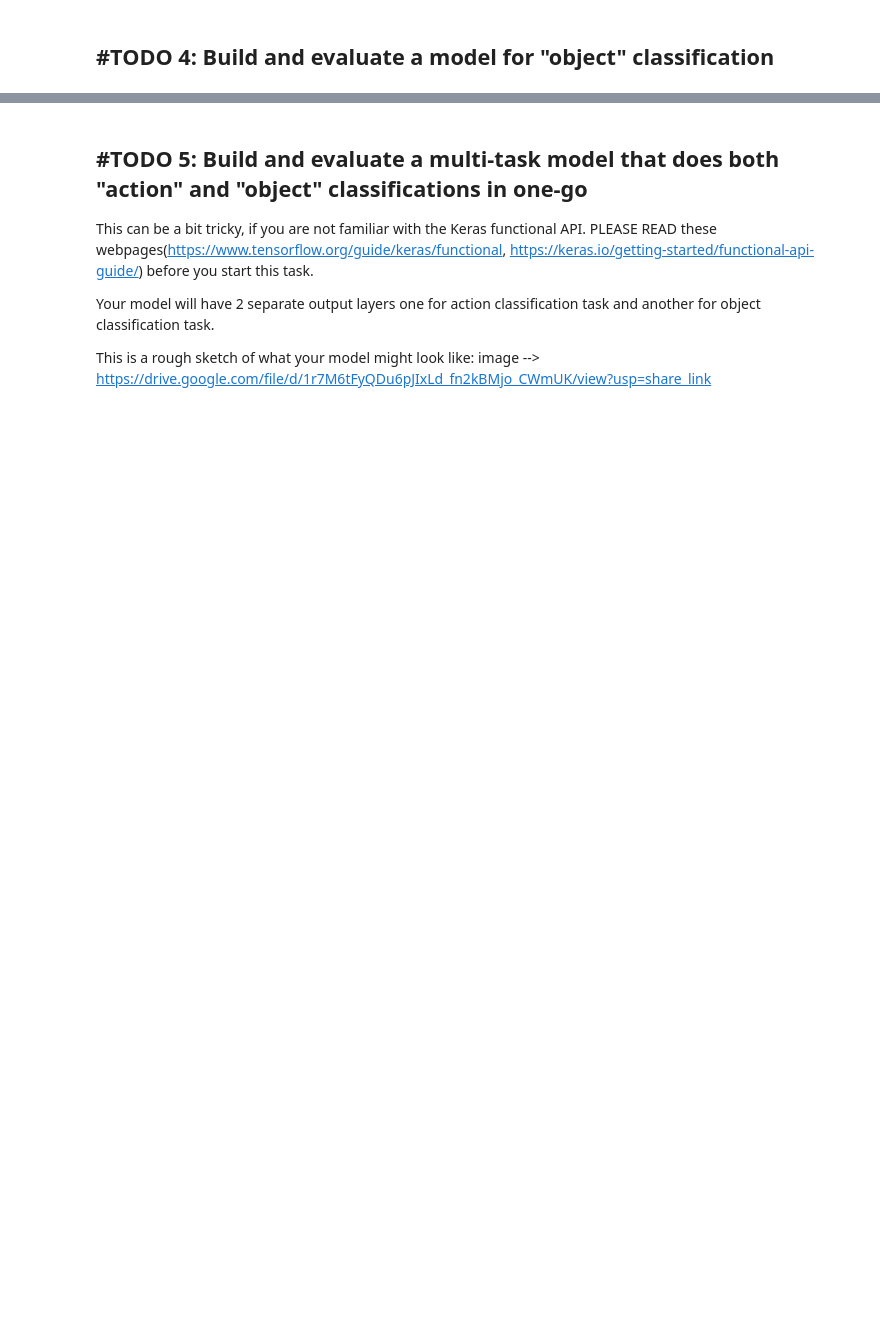
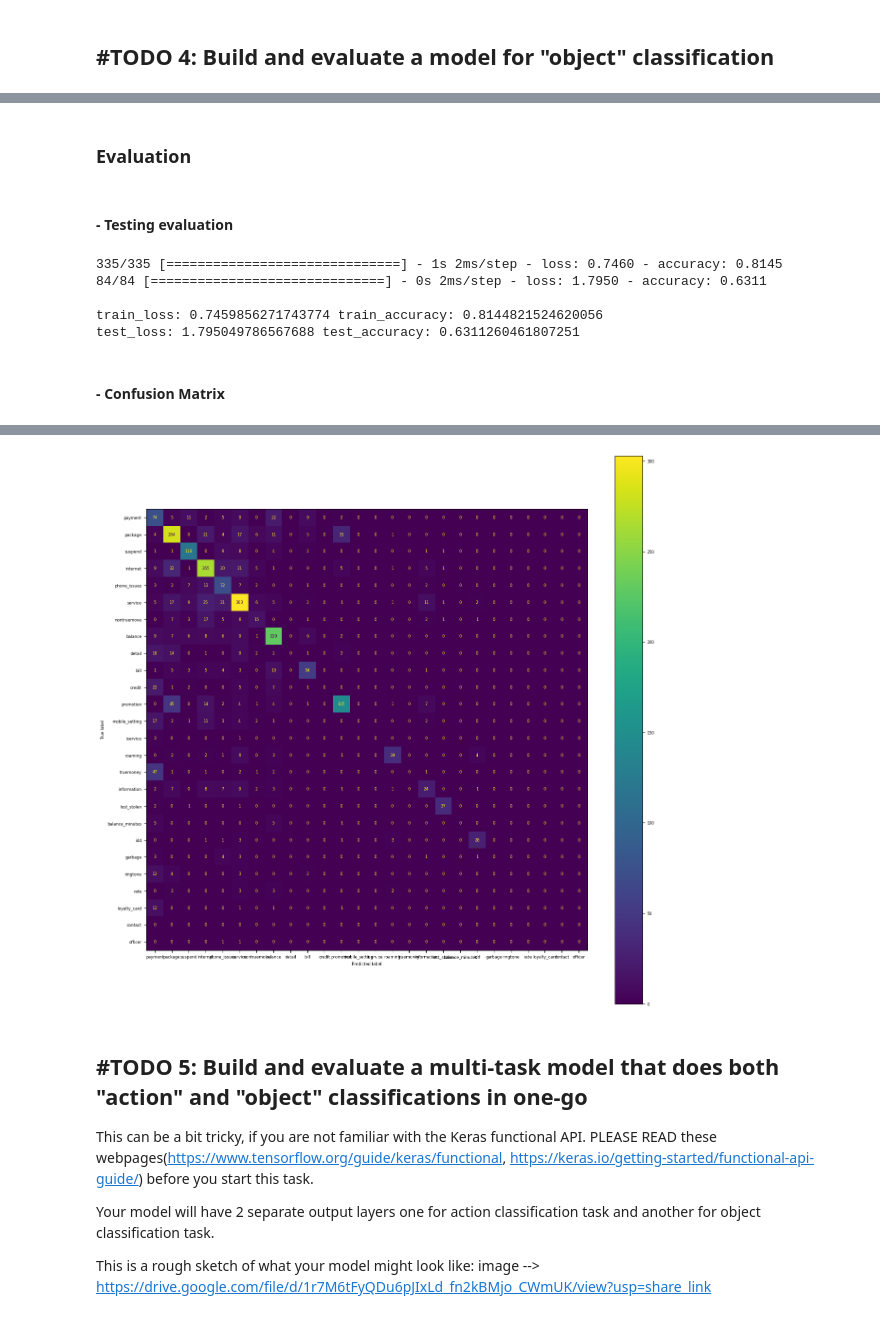
Before and after one commit to njrean/NLP_HW3, a Jupyter notebook: HW3.1.ipynb, the cells around one changed output, grey strips where cells are left out. Saved outputs shown, nothing was run; the diff lists cells and outputs as text; code cells hidden in the pictures; blank space fills up the shorter version.

```diff
--- a/HW3.1.ipynb
+++ b/HW3.1.ipynb
@@ -63,2 +109,3 @@ display(data_df.Action.unique())
 # %%
 # TODO1: Data cleaning
+clean_df = phone_df.copy()
@@ -78,0 +657,19 @@ Don't forget to split data into train and test sets (+ validation set if you wan
+# %%
+def object_Model():
+    inputs = Input(shape=(object_x_train.shape[1], ), dtype='int32')
+
+    x = Dense(units=256, activation='relu')(inputs)
+    x = Dropout(0.1)(x)
+    x = Dense(units=128, activation='relu')(x)
+    x = Dropout(0.1)(x)
+    x = Dense(units=64, activation='relu')(x)
+
+    x = Dense(units=object_y_train.shape[1], activation='relu')(x)
+    x = Activation('softmax')(x)
+
+    return Model(inputs=inputs, outputs=x)
+
+object_cls = object_Model()
+object_cls.summary()
+object_opt = Adam(learning_rate=0.01)
+object_cls.compile(loss="categorical_crossentropy", optimizer=object_opt, metrics=['accuracy'])
@@ -78,0 +696,3 @@ Don't forget to split data into train and test sets (+ validation set if you wan
+# %%
+object_scheduler = ReduceLROnPlateau(monitor='accuracy', factor=0.1, patience=1, min_lr=0.0001)
+object_cls.fit(object_x_train, object_y_train, epochs=15, callbacks=object_scheduler)
@@ -78,0 +718,31 @@ Don't forget to split data into train and test sets (+ validation set if you wan
+# %% [markdown]
+### Evaluation
+# %% [markdown]
+#### - Testing evaluation
+# %%
+object_result_train = object_cls.evaluate(object_x_train, object_y_train)
+object_result_test = object_cls.evaluate(object_x_test, object_y_test)
+
+print("\ntrain_loss:", object_result_train[0], "train_accuracy:", object_result_train[1])
+print("test_loss:", object_result_test[0], "test_accuracy:", object_result_test[1])
+# %% [output]
+335/335 [==============================] - 1s 2ms/step - loss: 0.7460 - accuracy: 0.8145
+84/84 [==============================] - 0s 2ms/step - loss: 1.7950 - accuracy: 0.6311
+
+train_loss: 0.7459856271743774 train_accuracy: 0.8144821524620056
+test_loss: 1.795049786567688 test_accuracy: 0.6311260461807251
+# %% [markdown]
+#### - Confusion Matrix
+# %%
+object_pred = np.argmax(object_cls.predict(object_x_test), axis=1)
+object_classes = np.array(list(object_to_num_map.values()))
+cm_object = confusion_matrix(np.argmax(object_y_test, axis=1), object_pred, labels=object_classes)
+object_classes = np.array(list(object_to_num_map.keys()))
+
+plt.rcParams.update({'font.size': 6})
+
+disp = ConfusionMatrixDisplay(confusion_matrix=cm_object, display_labels=object_classes)
+fig, ax = plt.subplots(figsize=(15,15))
+disp.plot(ax=ax)
+plt.show()
+# %% [output]
@@ -79,3 +750,4 @@ Don't forget to split data into train and test sets (+ validation set if you wan
+[figure, added]
 # %% [markdown]
 ## #TODO 5: Build and evaluate a multi-task model that does both "action" and "object" classifications in one-go
 
```
Also changed, not shown: parts of 74 cells of this notebook, 3 other files.
